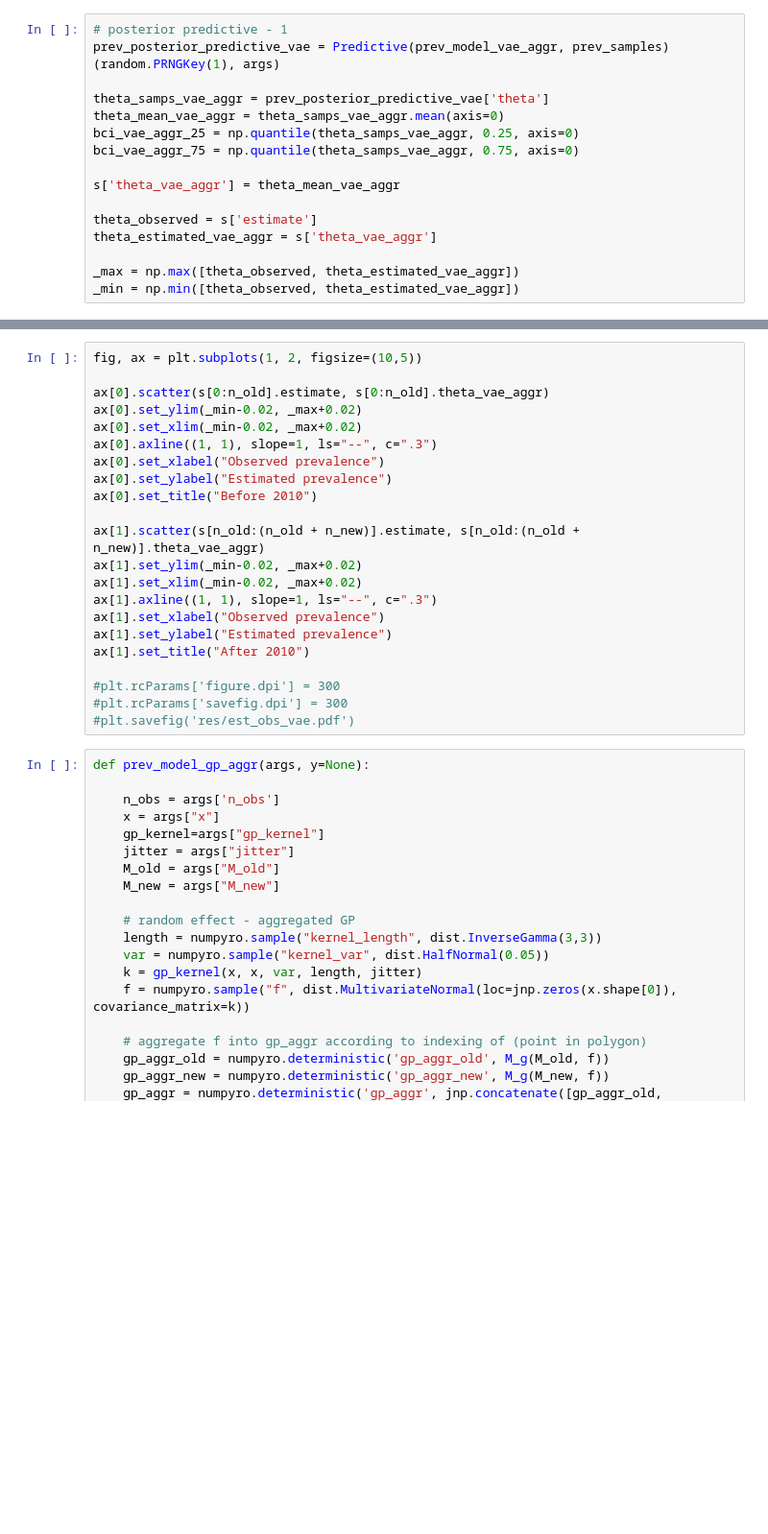
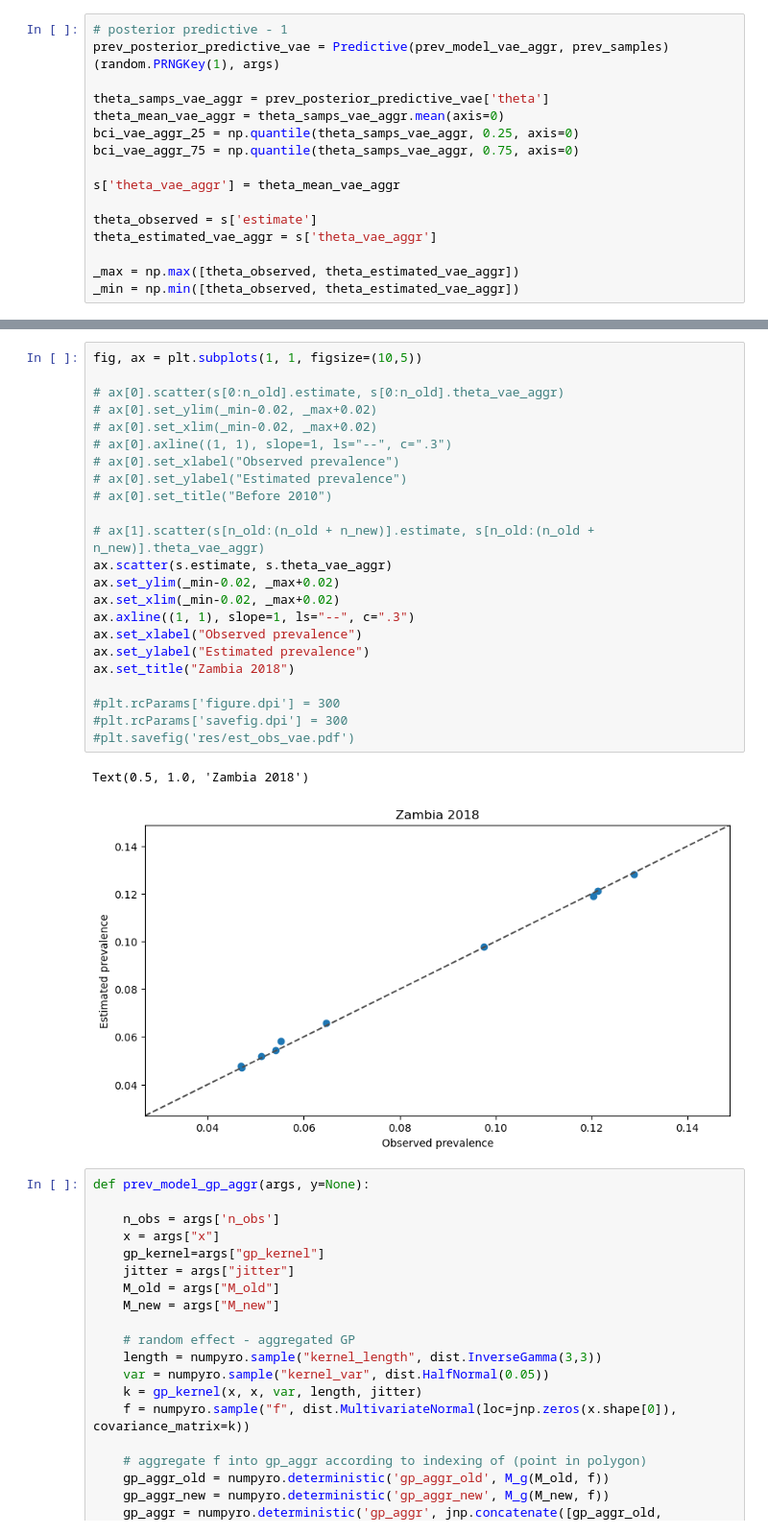
Before and after one commit to selenalinden/aggVAE, a Jupyter notebook: aggVAE.ipynb, the cells around one changed output, grey strips where cells are left out. Shown at 96% size. Drawn from its saved outputs; the diff is of its cells as text; blank space fills up the shorter version.

Commit message:
aggVAE zambia 2018

```diff
--- a/aggVAE.ipynb
+++ b/aggVAE.ipynb
@@ -941,25 +1011,29 @@ ax[1].set_title( 'After: Estimated prevalence (aggregated VAE)')
 # %%
-fig, ax = plt.subplots(1, 2, figsize=(10,5))
+fig, ax = plt.subplots(1, 1, figsize=(10,5))
 
-ax[0].scatter(s[0:n_old].estimate, s[0:n_old].theta_vae_aggr)
-ax[0].set_ylim(_min-0.02, _max+0.02)
-ax[0].set_xlim(_min-0.02, _max+0.02)
-ax[0].axline((1, 1), slope=1, ls="--", c=".3")
-ax[0].set_xlabel("Observed prevalence")
-ax[0].set_ylabel("Estimated prevalence")
-ax[0].set_title("Before 2010")
+# ax[0].scatter(s[0:n_old].estimate, s[0:n_old].theta_vae_aggr)
+# ax[0].set_ylim(_min-0.02, _max+0.02)
+# ax[0].set_xlim(_min-0.02, _max+0.02)
+# ax[0].axline((1, 1), slope=1, ls="--", c=".3")
+# ax[0].set_xlabel("Observed prevalence")
+# ax[0].set_ylabel("Estimated prevalence")
+# ax[0].set_title("Before 2010")
 
-ax[1].scatter(s[n_old:(n_old + n_new)].estimate, s[n_old:(n_old + n_new)].theta_vae_aggr)
-ax[1].set_ylim(_min-0.02, _max+0.02)
-ax[1].set_xlim(_min-0.02, _max+0.02)
-ax[1].axline((1, 1), slope=1, ls="--", c=".3")
-ax[1].set_xlabel("Observed prevalence")
-ax[1].set_ylabel("Estimated prevalence")
-ax[1].set_title("After 2010")
+# ax[1].scatter(s[n_old:(n_old + n_new)].estimate, s[n_old:(n_old + n_new)].theta_vae_aggr)
+ax.scatter(s.estimate, s.theta_vae_aggr)
+ax.set_ylim(_min-0.02, _max+0.02)
+ax.set_xlim(_min-0.02, _max+0.02)
+ax.axline((1, 1), slope=1, ls="--", c=".3")
+ax.set_xlabel("Observed prevalence")
+ax.set_ylabel("Estimated prevalence")
+ax.set_title("Zambia 2018")
 
 #plt.rcParams['figure.dpi'] = 300
 #plt.rcParams['savefig.dpi'] = 300
 #plt.savefig('res/est_obs_vae.pdf')
+# %% [output]
+Text(0.5, 1.0, 'Zambia 2018')
+[figure, added]
 # %%
 def prev_model_gp_aggr(args, y=None):
 
```
Also changed, not shown: parts of 14 cells of this notebook, 1 other file.
